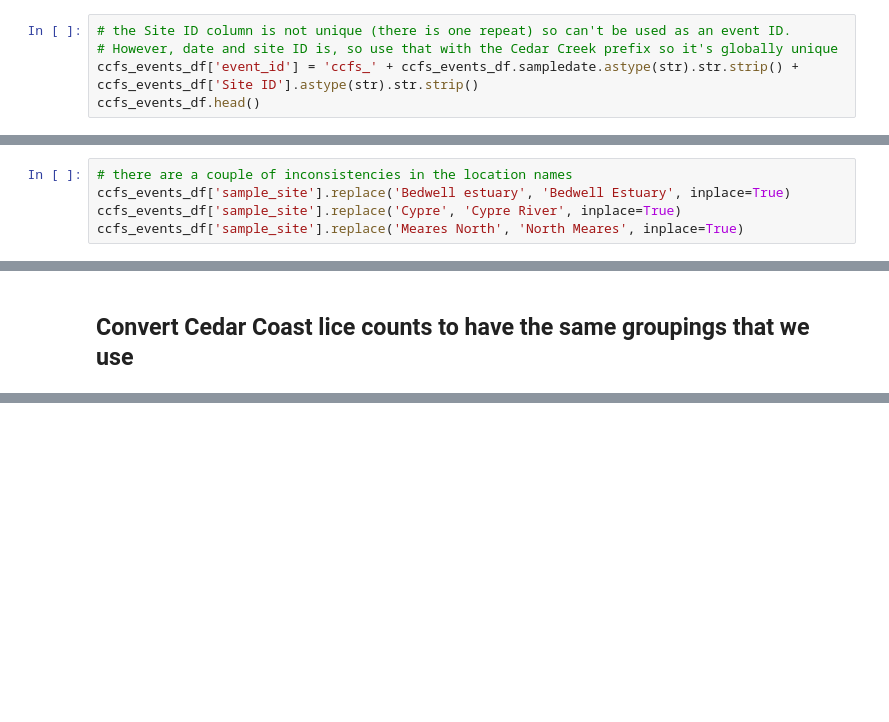
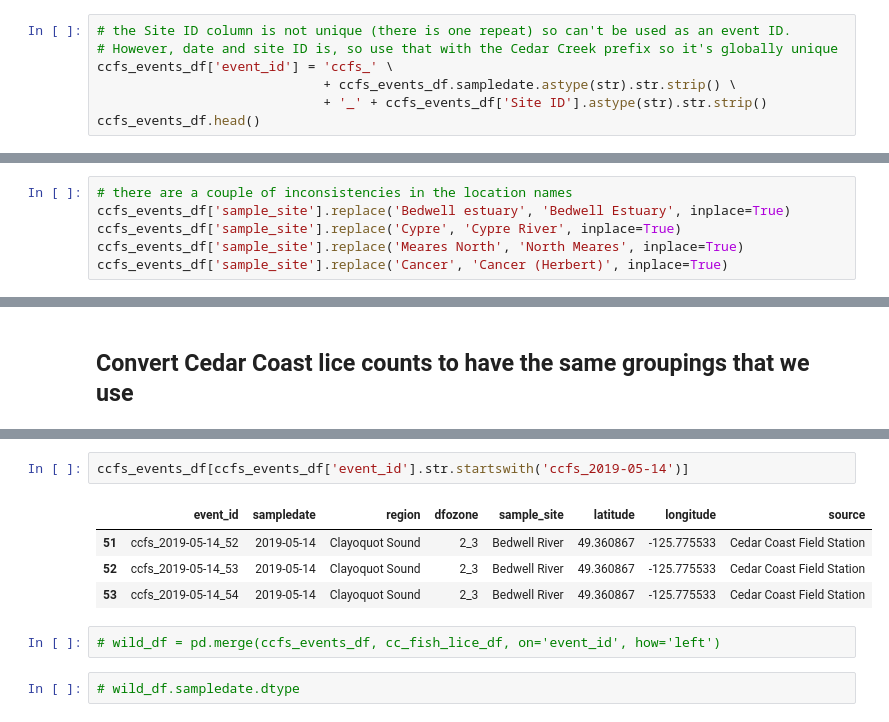
Before and after one commit to modailmara/BCSalmonData, a Jupyter notebook: source_data/Format_CedarCoast.ipynb, the cells around one changed output, grey strips where cells are left out. Cells and saved outputs as stored; diff of their text form; blank space fills up the shorter version.

```diff
--- a/source_data/Format_CedarCoast.ipynb
+++ b/source_data/Format_CedarCoast.ipynb
@@ -34,7 +60,9 @@ ccfs_events_df.head()
 # %%
 # the Site ID column is not unique (there is one repeat) so can't be used as an event ID.
 # However, date and site ID is, so use that with the Cedar Creek prefix so it's globally unique
-ccfs_events_df['event_id'] = 'ccfs_' + ccfs_events_df.sampledate.astype(str).str.strip() + ccfs_events_df['Site ID'].astype(str).str.strip()
+ccfs_events_df['event_id'] = 'ccfs_' \
+                             + ccfs_events_df.sampledate.astype(str).str.strip() \
+                             + '_' + ccfs_events_df['Site ID'].astype(str).str.strip()
 ccfs_events_df.head()
 # %% [output]
 |  | sampledate | Site ID | time | location | salt_surf | salt_1m | temp_surf | temp_1m | salmon_captured | ... |
@@ -60,6 +98,7 @@ ccfs_events_df['source'] = 'Cedar Coast Field Station'
 ccfs_events_df['sample_site'].replace('Bedwell estuary', 'Bedwell Estuary', inplace=True)
 ccfs_events_df['sample_site'].replace('Cypre', 'Cypre River', inplace=True)
 ccfs_events_df['sample_site'].replace('Meares North', 'North Meares', inplace=True)
+ccfs_events_df['sample_site'].replace('Cancer', 'Cancer (Herbert)', inplace=True)
 # %%
 def convert_deg_min_to_dec_deg(deg_min):
     """
@@ -247,0 +353,11 @@ cc_fish_lice_df.to_csv(ccfs_formatted_lice_filepath, index=False)
+# %%
+ccfs_events_df[ccfs_events_df['event_id'].str.startswith('ccfs_2019-05-14')]
+# %% [output]
+|  | event_id | sampledate | region | dfozone | sample_site | latitude | longitude | source |
+| 51 | ccfs_2019-05-14_52 | 2019-05-14 | Clayoquot Sound | 2_3 | Bedwell River | 49.360867 | -125.775533 | Cedar Coast Field Station |
+| 52 | ccfs_2019-05-14_53 | 2019-05-14 | Clayoquot Sound | 2_3 | Bedwell River | 49.360867 | -125.775533 | Cedar Coast Field Station |
+| 53 | ccfs_2019-05-14_54 | 2019-05-14 | Clayoquot Sound | 2_3 | Bedwell River | 49.360867 | -125.775533 | Cedar Coast Field Station |
+# %%
+# wild_df = pd.merge(ccfs_events_df, cc_fish_lice_df, on='event_id', how='left')
+# %%
+# wild_df.sampledate.dtype
```
Also changed, not shown: parts of 32 cells of this notebook, 19 other files.
